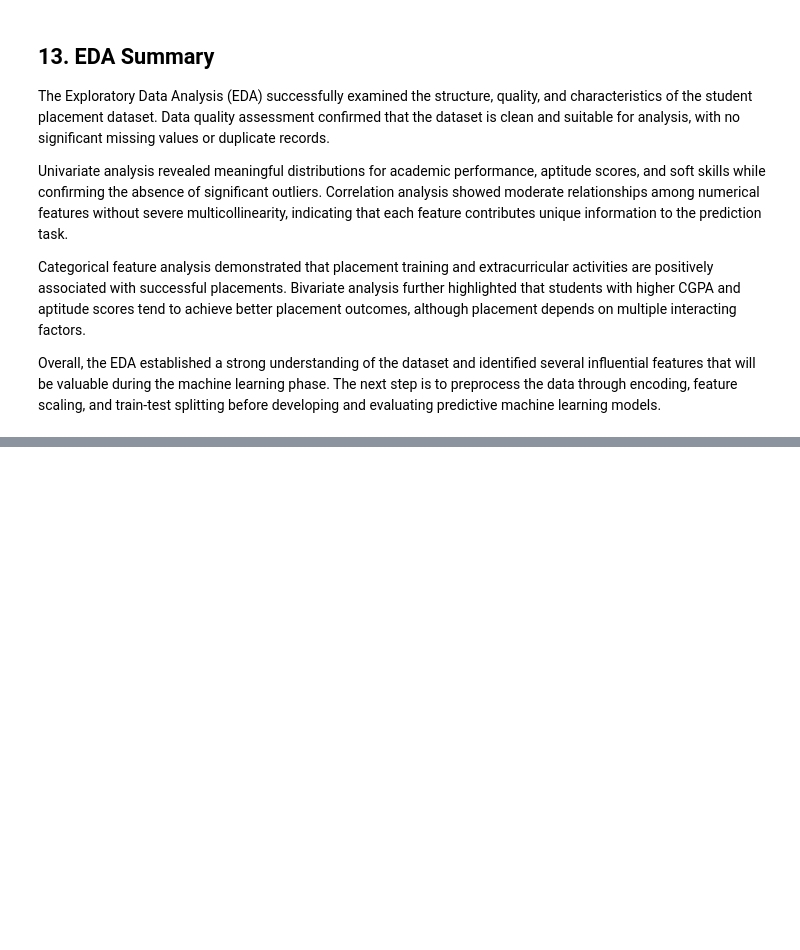
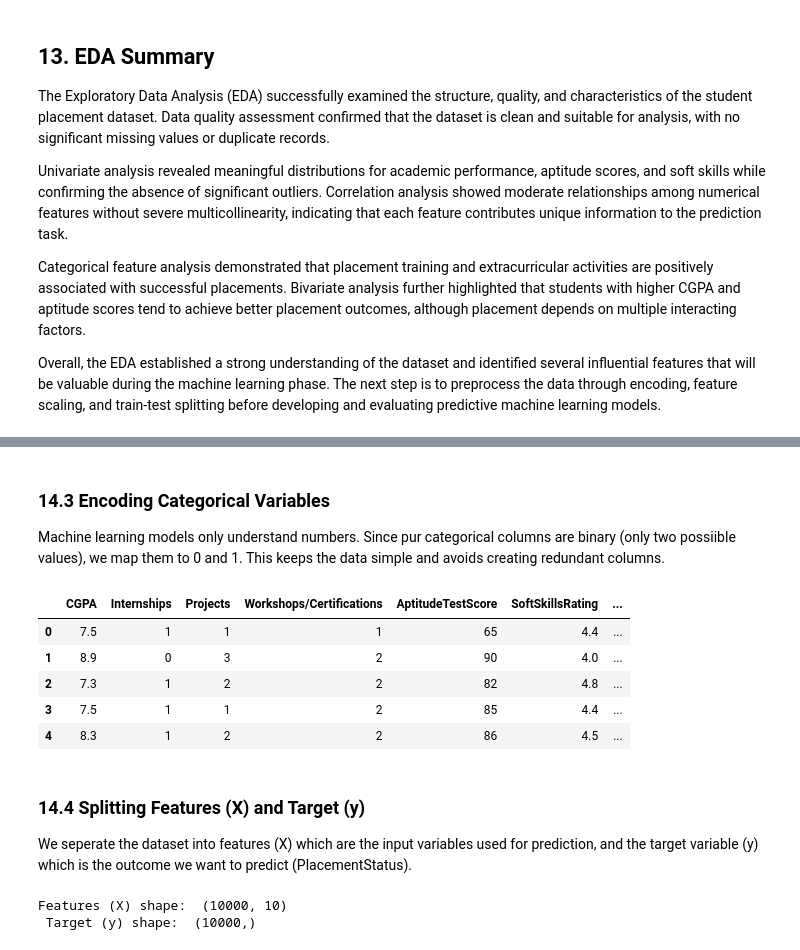
Before and after one commit to avy-pixel/Student-placement-prediction, a Jupyter notebook: Studentdata/Notebook.ipynb, the cells around one changed output, grey strips where cells are left out. Drawn from its saved outputs; the diff is of its cells as text; code cells hidden in the pictures; blank space fills up the shorter version.

Commit message:
Complete data processing

```diff
--- a/Studentdata/Notebook.ipynb
+++ b/Studentdata/Notebook.ipynb
@@ -533,0 +577,44 @@ Overall, the EDA established a strong understanding of the dataset and identifie
+# %% [markdown]
+### 14.3 Encoding Categorical Variables
+Machine learning models only understand numbers. Since pur categorical columns are binary (only two possiible values), we map them to 0 and 1. This keeps the data simple and avoids creating redundant columns.
+# %%
+# Map 'Yes' to 1 and 'No' to 0 for the feature columns
+df['ExtracurricularActivities'] = df['ExtracurricularActivities'].map({
+    'Yes':1,
+    'No':0
+})
+df['PlacementTraining'] = df['PlacementTraining'].map({
+    'Yes':1,
+    'No':0
+})
+
+#Map 'Placed' to 1 and 'NotPlaced' to 0 for the targwt column
+df['PlacementStatus'] = df['PlacementStatus'].map({
+    'Placed':1,
+    'NotPlaced':0
+})
+
+
+#Verify that all columns are now numbers
+df.head()
+# %% [output]
+|  | CGPA | Internships | Projects | Workshops/Certifications | AptitudeTestScore | SoftSkillsRating | ... |
+| 0 | 7.5 | 1 | 1 | 1 | 65 | 4.4 | ... |
+| 1 | 8.9 | 0 | 3 | 2 | 90 | 4.0 | ... |
+| 2 | 7.3 | 1 | 2 | 2 | 82 | 4.8 | ... |
+| 3 | 7.5 | 1 | 1 | 2 | 85 | 4.4 | ... |
+| 4 | 8.3 | 1 | 2 | 2 | 86 | 4.5 | ... |
+# %% [markdown]
+### 14.4 Splitting Features (X) and Target (y)
+We seperate the dataset into features (X) which are the input variables used for prediction, and the target variable (y) which is the outcome we want to predict (PlacementStatus).
+# %%
+# Seperate features (X) and target (y)
+X = df.drop(columns=['PlacementStatus'])
+y = df['PlacementStatus']
+
+#Print the shapes to make sure it split correctly
+print("Features (X) shape: ", X.shape)
+print(" Target (y) shape: ", y.shape)
+# %% [output]
+Features (X) shape:  (10000, 10)
+ Target (y) shape:  (10000,)
```
Also changed, not shown: parts of 17 cells of this notebook.
